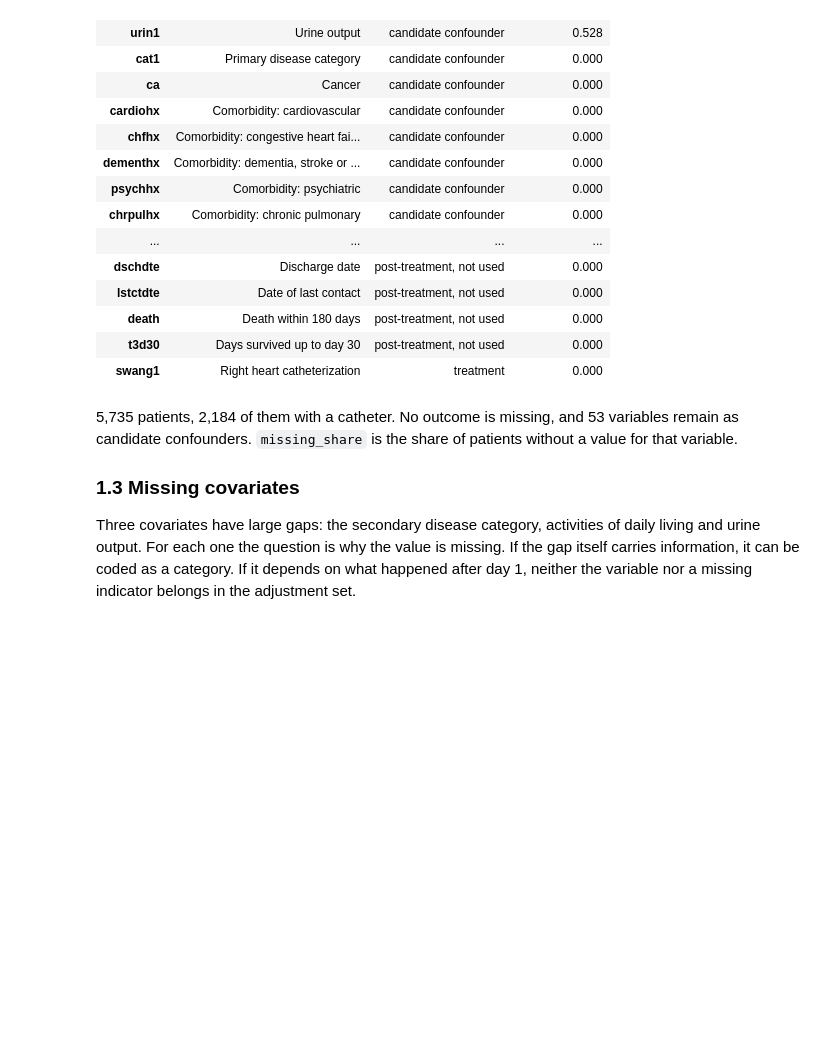
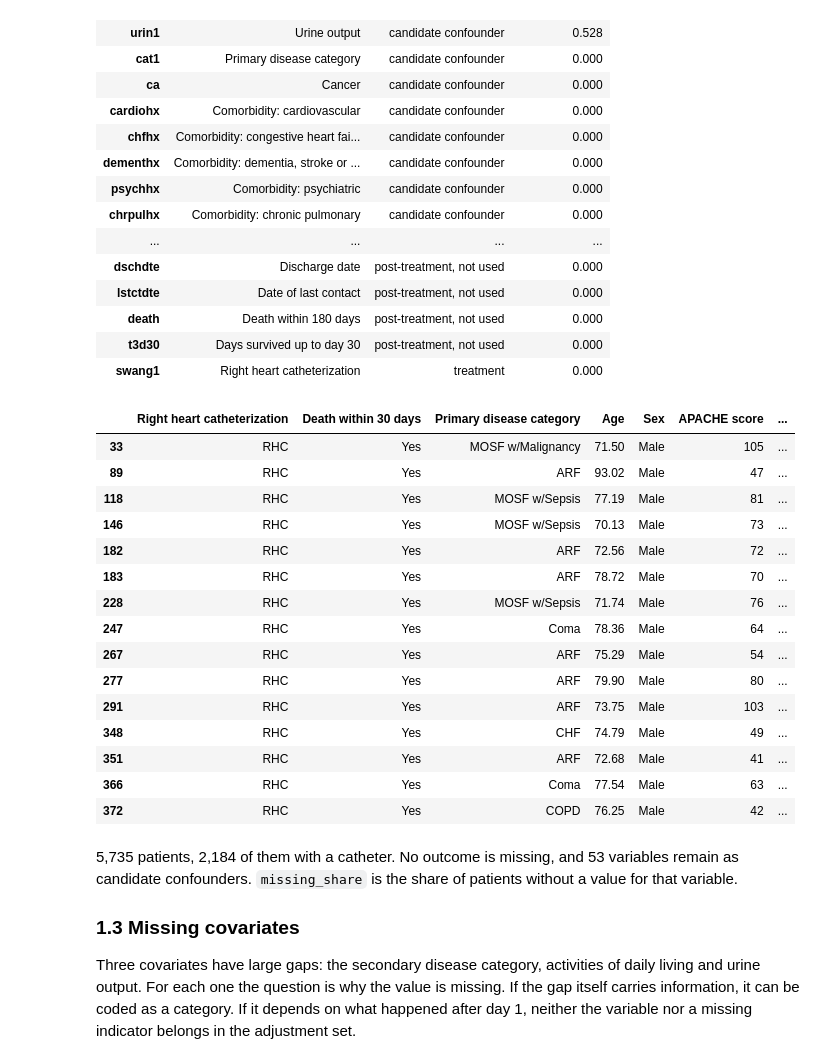
Before and after one commit to JananthanU/causal-inference-heart-catheter-mortality, a Jupyter notebook: notebooks/rhc_causal_ml_pipeline.ipynb, the cells around one changed output. Saved outputs shown, nothing was run; the diff lists cells and outputs as text; code cells hidden in the pictures; blank space fills up the shorter version.

Commit message:
Show counts and percentages in the missing data table, add data preview

```diff
--- a/notebooks/rhc_causal_ml_pipeline.ipynb
+++ b/notebooks/rhc_causal_ml_pipeline.ipynb
@@ -218,6 +218,29 @@ Missing outcomes: 0, candidate confounders: 53
 | death | Death within 180 days | post-treatment, not used | 0.000 |
 | t3d30 | Days survived up to day 30 | post-treatment, not used | 0.000 |
 | swang1 | Right heart catheterization | treatment | 0.000 |
+# %%
+# [CONCEPT] First look at the data: treatment, outcome and the key covariates
+# [WHY]     The full table has 62 columns, so pandas hides most of them
+PREVIEW_COLS = [W_COL, Y_COL, "cat1", "age", "sex", "aps1", "surv2md1", "meanbp1", "pafi1", "dnr1", "ca"]
+mask = (df_raw[Y_COL] == "Yes") & (df_raw[W_COL] == "RHC") & (df_raw["age"] > 70) & (df_raw["sex"] == "Male")
+df_raw.loc[mask, PREVIEW_COLS].rename(columns=LABELS).round(2).head(15)
+# %% [output]
+|  | Right heart catheterization | Death within 30 days | Primary disease category | Age | Sex | APACHE score | ... |
+| 33 | RHC | Yes | MOSF w/Malignancy | 71.50 | Male | 105 | ... |
+| 89 | RHC | Yes | ARF | 93.02 | Male | 47 | ... |
+| 118 | RHC | Yes | MOSF w/Sepsis | 77.19 | Male | 81 | ... |
+| 146 | RHC | Yes | MOSF w/Sepsis | 70.13 | Male | 73 | ... |
+| 182 | RHC | Yes | ARF | 72.56 | Male | 72 | ... |
+| 183 | RHC | Yes | ARF | 78.72 | Male | 70 | ... |
+| 228 | RHC | Yes | MOSF w/Sepsis | 71.74 | Male | 76 | ... |
+| 247 | RHC | Yes | Coma | 78.36 | Male | 64 | ... |
+| 267 | RHC | Yes | ARF | 75.29 | Male | 54 | ... |
+| 277 | RHC | Yes | ARF | 79.90 | Male | 80 | ... |
+| 291 | RHC | Yes | ARF | 73.75 | Male | 103 | ... |
+| 348 | RHC | Yes | CHF | 74.79 | Male | 49 | ... |
+| 351 | RHC | Yes | ARF | 72.68 | Male | 41 | ... |
+| 366 | RHC | Yes | Coma | 77.54 | Male | 63 | ... |
+| 372 | RHC | Yes | COPD | 76.25 | Male | 42 | ... |
 # %% [markdown]
 5,735 patients, 2,184 of them with a catheter. No outcome is missing, and 53 variables remain as candidate confounders. `missing_share` is the share of patients without a value for that variable.
 
```
Also changed, not shown: parts of 1 cell of this notebook.
